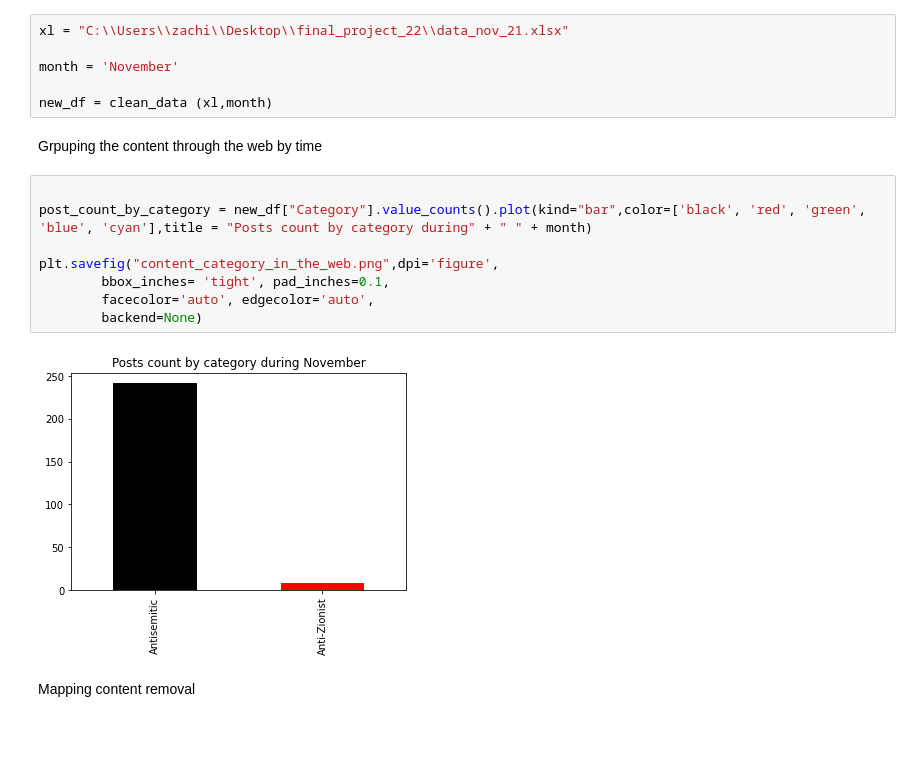
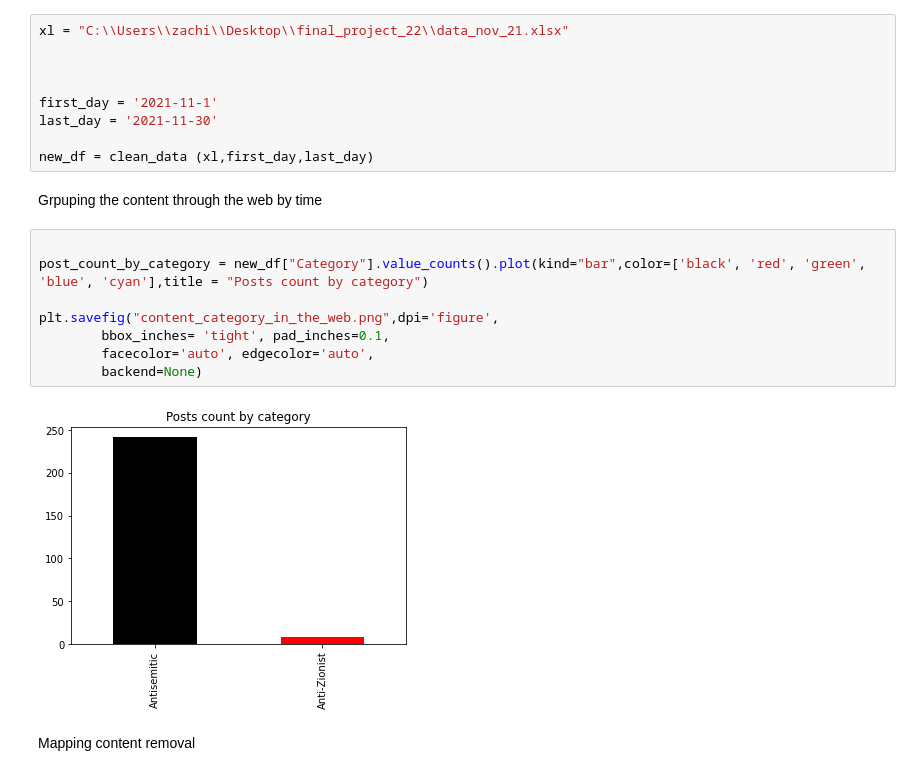
Before and after one commit to zackb124/Data-analysis-project-FOA, a Jupyter notebook: report for media/report for media.ipynb, the cells around one changed output. Drawn from its saved outputs; the diff is of its cells as text; blank space fills up the shorter version.

```diff
--- a/report for media/report for media.ipynb
+++ b/report for media/report for media.ipynb
@@ -17,21 +17,24 @@ from main_function import clean_data
 # %%
 xl = "C:\\Users\\zachi\\Desktop\\final_project_22\\data_nov_21.xlsx"
 
-month = 'November'
 
-new_df = clean_data (xl,month)
+
+first_day = '2021-11-1'
+last_day = '2021-11-30'
+
+new_df = clean_data (xl,first_day,last_day)
 # %% [markdown]
 Grpuping the content through the web by time
 # %%
 
-post_count_by_category = new_df["Category"].value_counts().plot(kind="bar",color=['black', 'red', 'green', 'blue', 'cyan'],title = "Posts count by category during" + " " + month)
+post_count_by_category = new_df["Category"].value_counts().plot(kind="bar",color=['black', 'red', 'green', 'blue', 'cyan'],title = "Posts count by category")
 
 plt.savefig("content_category_in_the_web.png",dpi='figure',
         bbox_inches= 'tight', pad_inches=0.1,
         facecolor='auto', edgecolor='auto',
         backend=None)
 # %% [output]
-[figure, old version]
+[figure, new version]
 # %% [markdown]
 Mapping content removal
 # %%
```
Also changed, not shown: parts of 1 cell of this notebook, 12 other files.
